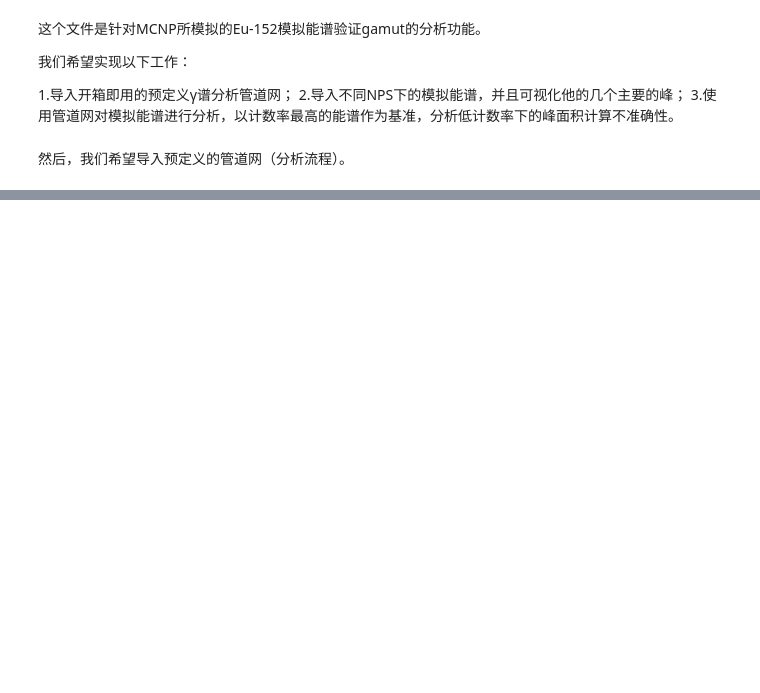
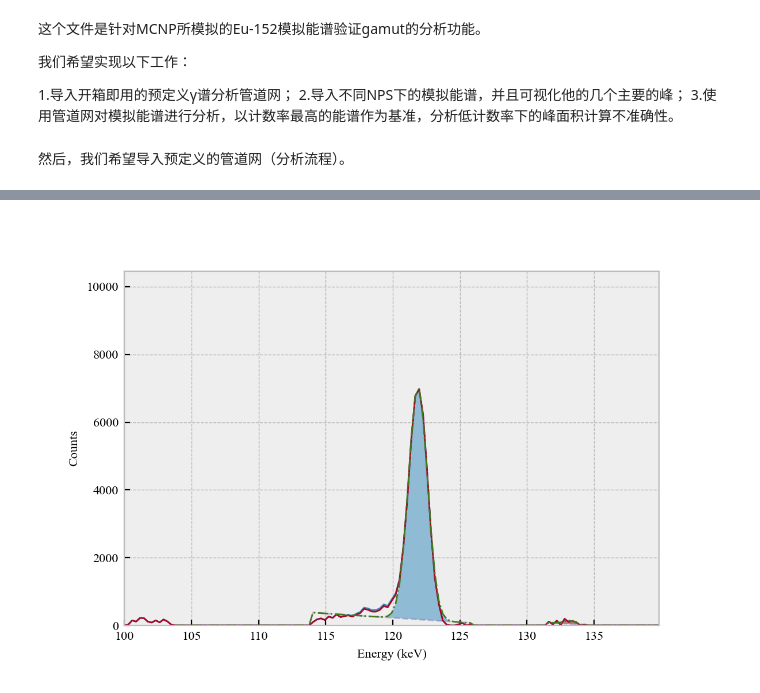
Before and after one commit to thu-inet/Gamut, a Jupyter notebook: 模拟Eu152能谱分析.ipynb, the cells around one changed output, grey strips where cells are left out. Cells and saved outputs as stored; diff of their text form; code cells hidden in the pictures; blank space fills up the shorter version.

```diff
--- a/模拟Eu152能谱分析.ipynb
+++ b/模拟Eu152能谱分析.ipynb
@@ -58,14 +85,16 @@ import pathlib
 import pandas as pd
 from re import match
 
-folder = pathlib.Path(r'E:\Gamut_dev\spectrum_analysis\模拟Eu152能谱分析')
+folder = pathlib.Path(r'E:\Gamut_dev\spectrum_analysis\模拟Eu152能谱2\test spectra')
 files = folder.glob('*.out')
 
 combined_results = []
+specs = []
 for file in files:
     output = folder / (file.stem +'.xlsx')
     if output.exists():
         df = pd.read_excel(str(output))
+        spec = gamspec.Spectrum.from_xml(folder / (file.stem +'.xml'))
     else:
         spectrum = gamspec.Spectrum.from_MCNP(str(file))
         pipenet([spectrum])
@@ -73,9 +102,6 @@ for file in files:
         spec.export_to_xml(folder / (file.stem +'.xml'))
         df = spec.export_to_pandas()
         df.to_excel(str(output))
-
-    df['NPS'] = int(match(r'Eu152_benchmark_(\d+)', file.stem).group(1))
+    df['NPS'] = int(match(r'Eu152_test_new_(\d+)', file.stem).group(1))
     combined_results.append(df)
+    specs.append(spec)
-# %%
-spec = gamspec.Spectrum.from_MCNP(r'E:\Gamut_dev\spectrum_analysis\模拟Eu152能谱分析\Eu152_benchmark_60000.out')
-pipenet([spec])
@@ -131,6 +119,0 @@ False
-# %%
-files = folder.glob('*.out')
-for file in files:
-    print(str(file))
-    spec = gamspec.Spectrum.from_MCNP(str(file))
-    print(len(spec))
@@ -206,0 +192,3 @@ PermissionError: [Errno 13] Permission denied: 'results_simulated_Eu152_selected
+# %%
+out = spec.slice((100, 140)) >> gamspec.SNIPStripper(8, baseline=False) >> gamspec.RegionPeakFitter(3, baseline=True)
+out.peaks
@@ -206,0 +222,13 @@ PermissionError: [Errno 13] Permission denied: 'results_simulated_Eu152_selected
+# %%
+%matplotlib widget
+plt.close()
+# origin = gamspec.Spectrum.from_MCNP(r'E:\Gamut_dev\spectrum_analysis\模拟Eu152能谱2\test spectra\Eu152_test_new_6000000.out')
+# origin.plot()
+# spec = specs[0]
+# spec.plot_peaks()
+spec.plot()
+out.plot()
+out.plot_peaks()
+plt.show()
+# %% [output]
+[figure, added]
```
Also changed, not shown: parts of 11 cells of this notebook, 4 other files.
